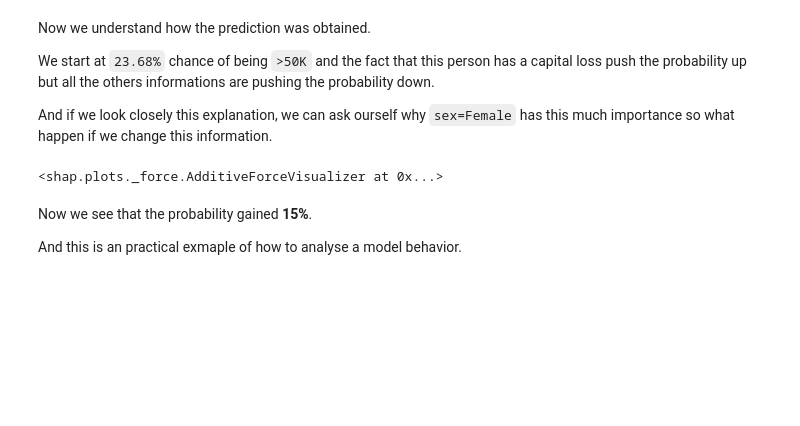
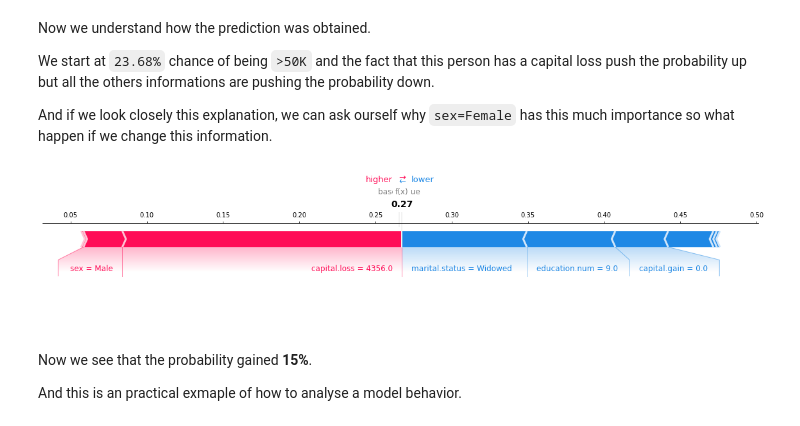
Before and after one commit to Nathanlauga/understand-robustness, a Jupyter notebook: notebooks/understand_robustness.ipynb, the cells around one changed output. Cells and saved outputs as stored; diff of their text form; code cells hidden in the pictures; blank space fills up the shorter version.

```diff
--- a/notebooks/understand_robustness.ipynb
+++ b/notebooks/understand_robustness.ipynb
@@ -663,15 +664,16 @@ And if we look closely this explanation, we can ask ourself why `sex=Female` has
 # %%
 sample_to_understand.loc[:,'sex'] = 'Male'
 
 shap_values = explainer.shap_values(sample_to_understand)
 
 shap.force_plot(
     explainer.expected_value[c],
     np.array(shap_values[c]),
-    sample_to_understand
+    sample_to_understand,
+    matplotlib=True
 )
 # %% [output]
-<shap.plots._force.AdditiveForceVisualizer at 0x...>
+[figure, added]
 # %% [markdown]
 Now we see that the probability gained **15%**.
 
```
Also changed, not shown: parts of 3 cells of this notebook.
